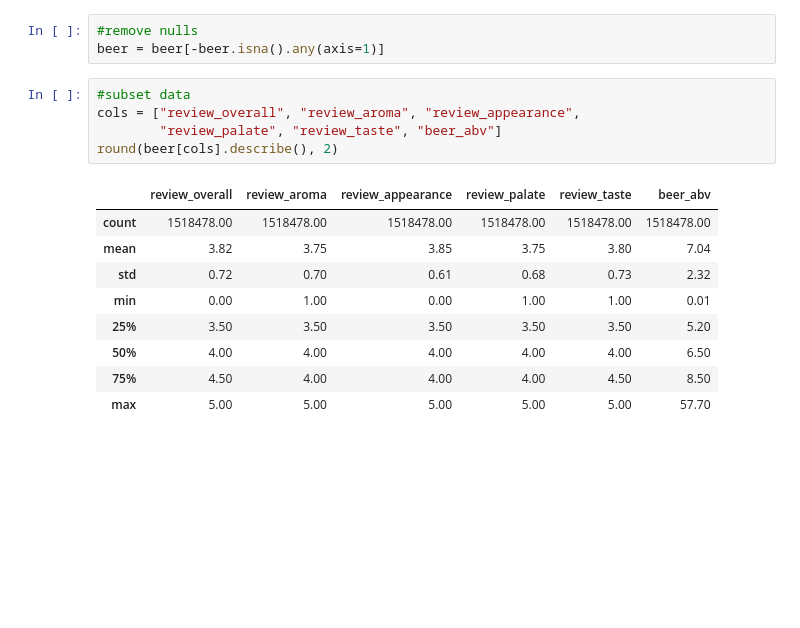
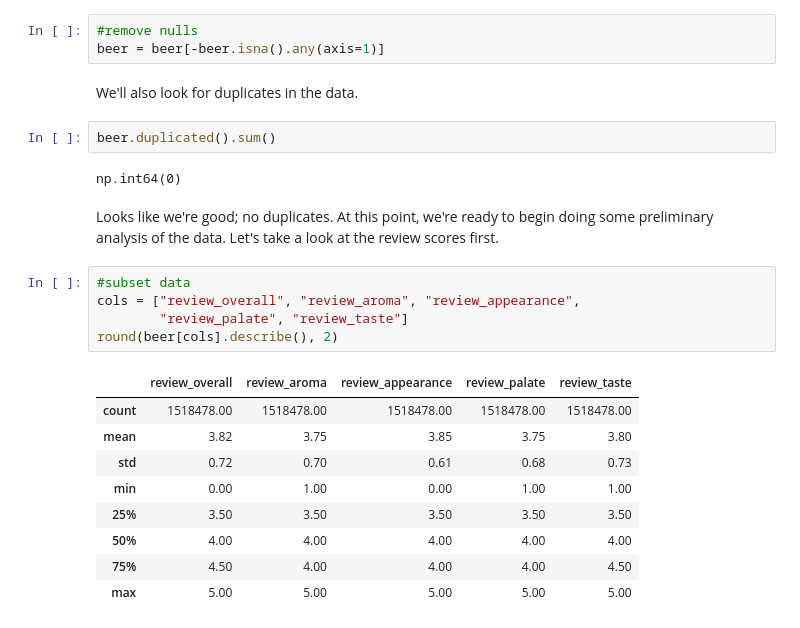
Before and after one commit to LucasLyons/Beer-Project, a Jupyter notebook: Beer Review Data Analysis.ipynb, the cells around one changed output. Cells and saved outputs as stored; diff of their text form; blank space fills up the shorter version.

```diff
--- a/Beer Review Data Analysis.ipynb
+++ b/Beer Review Data Analysis.ipynb
@@ -49,18 +50,26 @@ We can see from the above output that around 68000 rows have one or more null va
 # %%
 #remove nulls
 beer = beer[-beer.isna().any(axis=1)]
+# %% [markdown]
+We'll also look for duplicates in the data.
+# %%
+beer.duplicated().sum()
+# %% [output]
+np.int64(0)
+# %% [markdown]
+Looks like we're good; no duplicates. At this point, we're ready to begin doing some preliminary analysis of the data. Let's take a look at the review scores first.
 # %%
 #subset data
 cols = ["review_overall", "review_aroma", "review_appearance",
-        "review_palate", "review_taste", "beer_abv"]
+        "review_palate", "review_taste"]
 round(beer[cols].describe(), 2)
 # %% [output]
-|  | review_overall | review_aroma | review_appearance | review_palate | review_taste | beer_abv |
-| count | 1518478.00 | 1518478.00 | 1518478.00 | 1518478.00 | 1518478.00 | 1518478.00 |
-| mean | 3.82 | 3.75 | 3.85 | 3.75 | 3.80 | 7.04 |
-| std | 0.72 | 0.70 | 0.61 | 0.68 | 0.73 | 2.32 |
-| min | 0.00 | 1.00 | 0.00 | 1.00 | 1.00 | 0.01 |
-| 25% | 3.50 | 3.50 | 3.50 | 3.50 | 3.50 | 5.20 |
-| 50% | 4.00 | 4.00 | 4.00 | 4.00 | 4.00 | 6.50 |
-| 75% | 4.50 | 4.00 | 4.00 | 4.00 | 4.50 | 8.50 |
-| max | 5.00 | 5.00 | 5.00 | 5.00 | 5.00 | 57.70 |
+|  | review_overall | review_aroma | review_appearance | review_palate | review_taste |
+| count | 1518478.00 | 1518478.00 | 1518478.00 | 1518478.00 | 1518478.00 |
+| mean | 3.82 | 3.75 | 3.85 | 3.75 | 3.80 |
+| std | 0.72 | 0.70 | 0.61 | 0.68 | 0.73 |
+| min | 0.00 | 1.00 | 0.00 | 1.00 | 1.00 |
+| 25% | 3.50 | 3.50 | 3.50 | 3.50 | 3.50 |
+| 50% | 4.00 | 4.00 | 4.00 | 4.00 | 4.00 |
+| 75% | 4.50 | 4.00 | 4.00 | 4.00 | 4.50 |
+| max | 5.00 | 5.00 | 5.00 | 5.00 | 5.00 |
```
Also changed, not shown: parts of 5 cells of this notebook.
